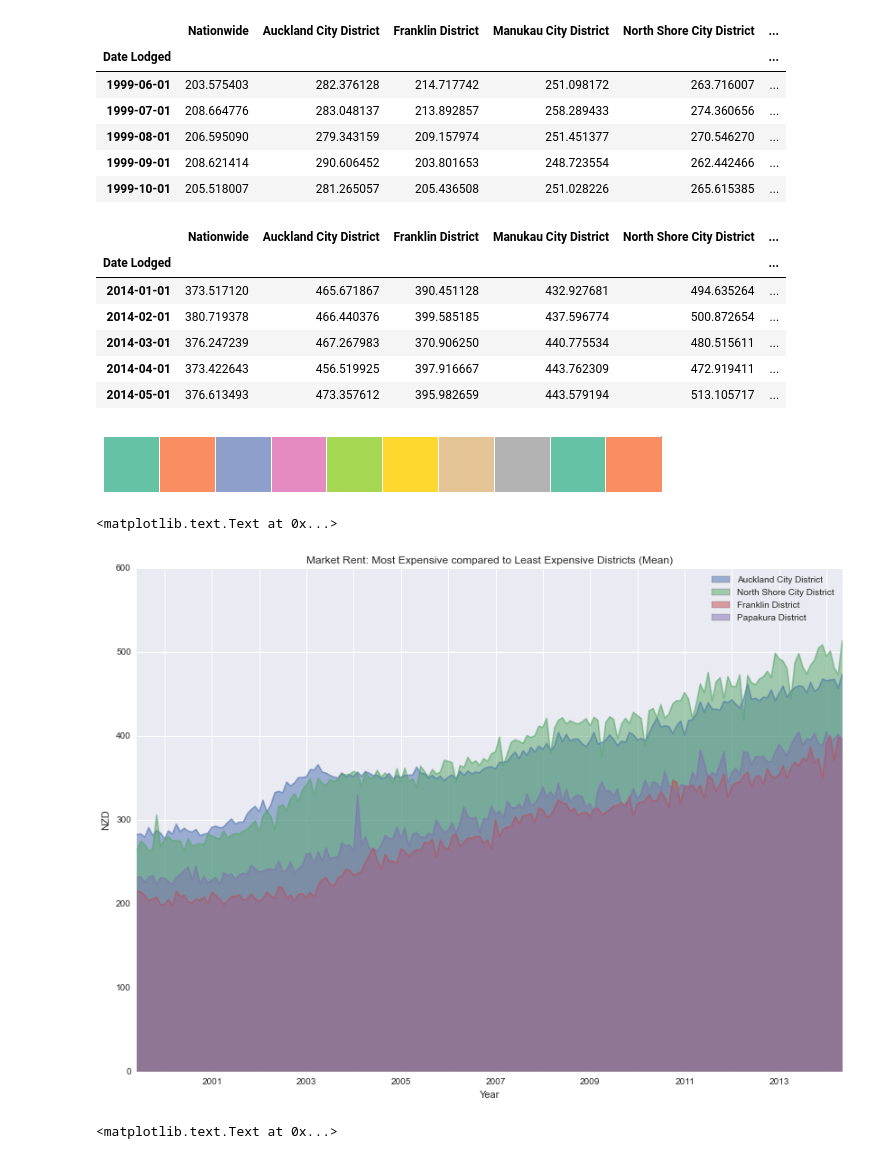
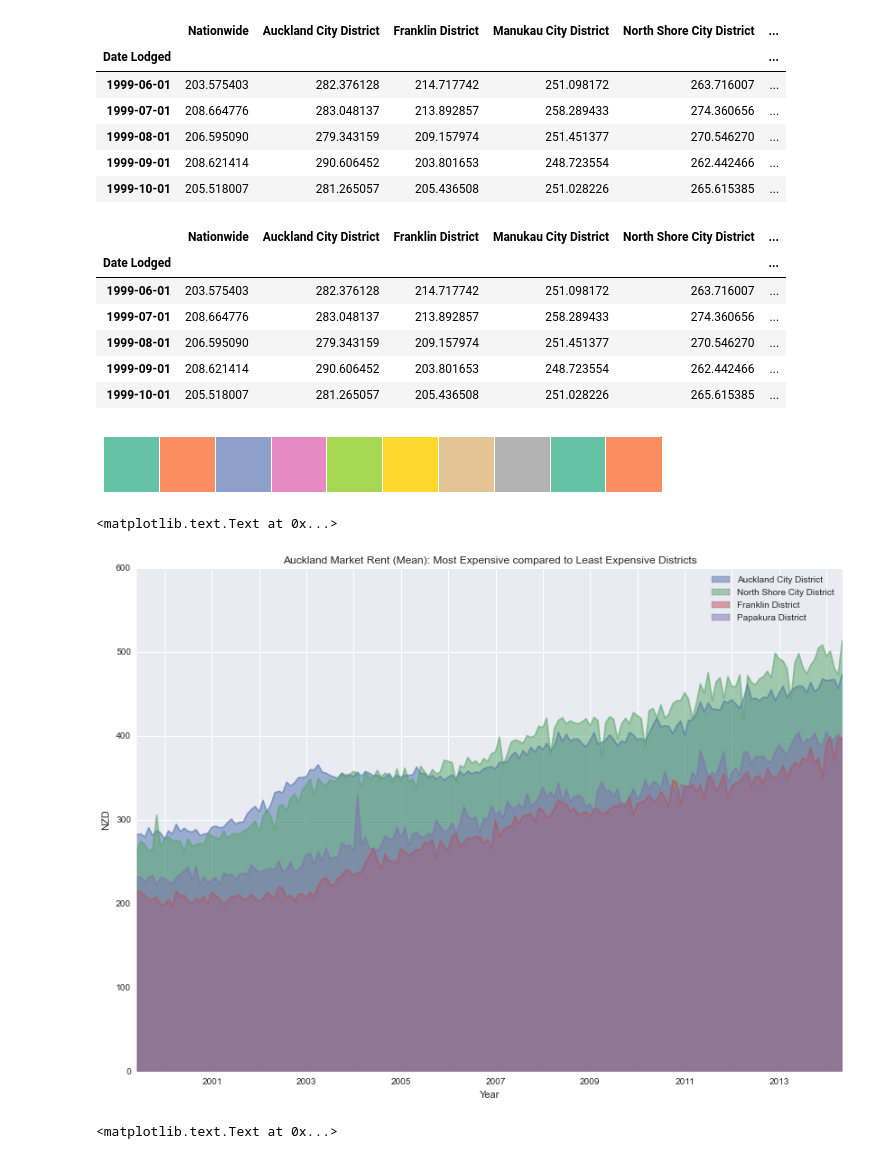
Before and after one commit to microamp/atombook, a Jupyter notebook: Auckland Market Rent by District.ipynb, the cells around one changed output. Cells and saved outputs as stored; diff of their text form; code cells hidden in the pictures.

```diff
--- a/Auckland Market Rent by District.ipynb
+++ b/Auckland Market Rent by District.ipynb
@@ -1,29 +0,0 @@
-# %%
-from functools import partial
-
-import pandas as pd
-
-
-def pipe(*fns):
-    def _pipe(*args, **kwargs):
-        return reduce(lambda r, fn: fn(r),
-                      fns[1:],
-                      fns[0](*args, **kwargs))
-
-    return _pipe
-
-
-def rename(df, *args, **kwargs):
-    return getattr(df, rename.__name__)(*args, **kwargs)
-
-
-def set_index(df, column="", to_datetime=False):
-    df = df.set_index(column)
-    if to_datetime:
-        df.index = df.index.to_datetime()
-    df.index.name = column  # set index name
-    return df
-
-
-def add_postfix(column_names, postfix):
-    return lambda c: "%s %s" % (column_names.get(c, c), postfix,)
@@ -70,15 +40,15 @@ mean.head()
 | 1999-09-01 | 208.621414 | 290.606452 | 203.801653 | 248.723554 | 262.442466 | ... |
 | 1999-10-01 | 205.518007 | 281.265057 | 205.436508 | 251.028226 | 265.615385 | ... |
 # %%
-mean.tail()
+mean.head()
 # %% [output]
 |  | Nationwide | Auckland City District | Franklin District | Manukau City District | North Shore City District | ... |
 | Date Lodged |  |  |  |  |  | ... |
-| 2014-01-01 | 373.517120 | 465.671867 | 390.451128 | 432.927681 | 494.635264 | ... |
-| 2014-02-01 | 380.719378 | 466.440376 | 399.585185 | 437.596774 | 500.872654 | ... |
-| 2014-03-01 | 376.247239 | 467.267983 | 370.906250 | 440.775534 | 480.515611 | ... |
-| 2014-04-01 | 373.422643 | 456.519925 | 397.916667 | 443.762309 | 472.919411 | ... |
-| 2014-05-01 | 376.613493 | 473.357612 | 395.982659 | 443.579194 | 513.105717 | ... |
+| 1999-06-01 | 203.575403 | 282.376128 | 214.717742 | 251.098172 | 263.716007 | ... |
+| 1999-07-01 | 208.664776 | 283.048137 | 213.892857 | 258.289433 | 274.360656 | ... |
+| 1999-08-01 | 206.595090 | 279.343159 | 209.157974 | 251.451377 | 270.546270 | ... |
+| 1999-09-01 | 208.621414 | 290.606452 | 203.801653 | 248.723554 | 262.442466 | ... |
+| 1999-10-01 | 205.518007 | 281.265057 | 205.436508 | 251.028226 | 265.615385 | ... |
 # %%
 %matplotlib inline
 import seaborn as sns
@@ -88,21 +58,21 @@ sns.palplot(sns.color_palette("Set2", 10))
 # %%
 # Market Rent: Most Expensive compared to Least Expensive Districts (Mean)
 p = mean[[
     "Auckland City District",
     "North Shore City District",
     "Franklin District",
     "Papakura District"
 ]].plot(
     figsize=(14, 10),
     kind="area",
     stacked=False,
-    title="Market Rent: Most Expensive compared to Least Expensive Districts (Mean)"
+    title="Auckland Market Rent (Mean): Most Expensive compared to Least Expensive Districts"
 )
 p.set_xlabel("Year")
 p.set_ylabel("NZD")
 # %% [output]
 <matplotlib.text.Text at 0x...>
-[figure, old version]
+[figure, new version]
 # %%
 # Market Rent: Auckland City District compared to Nationwide (Mean)
 p = mean[[
```
Also changed, not shown: parts of 5 cells of this notebook, 4 other files.
